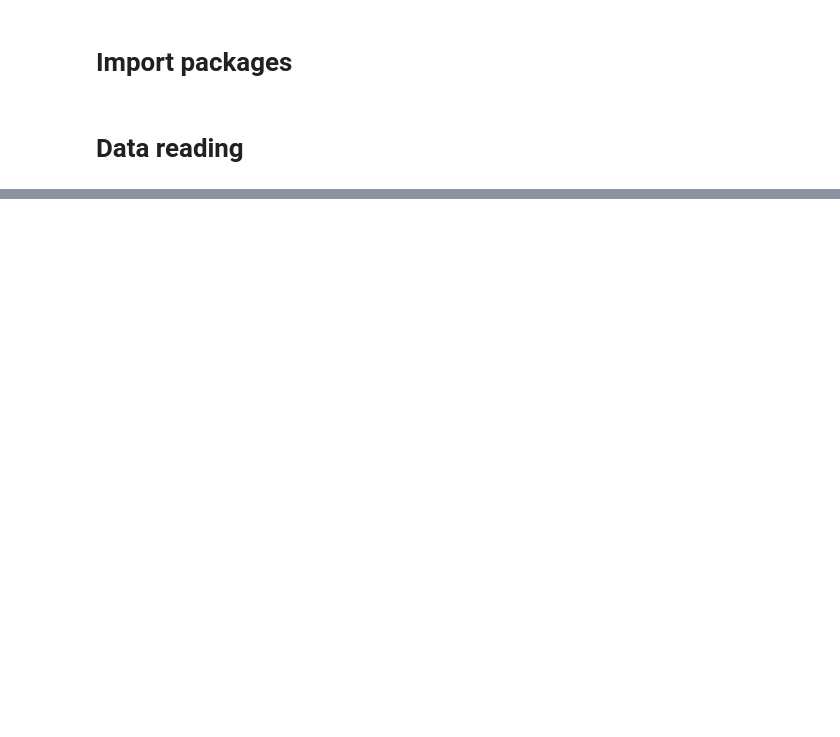
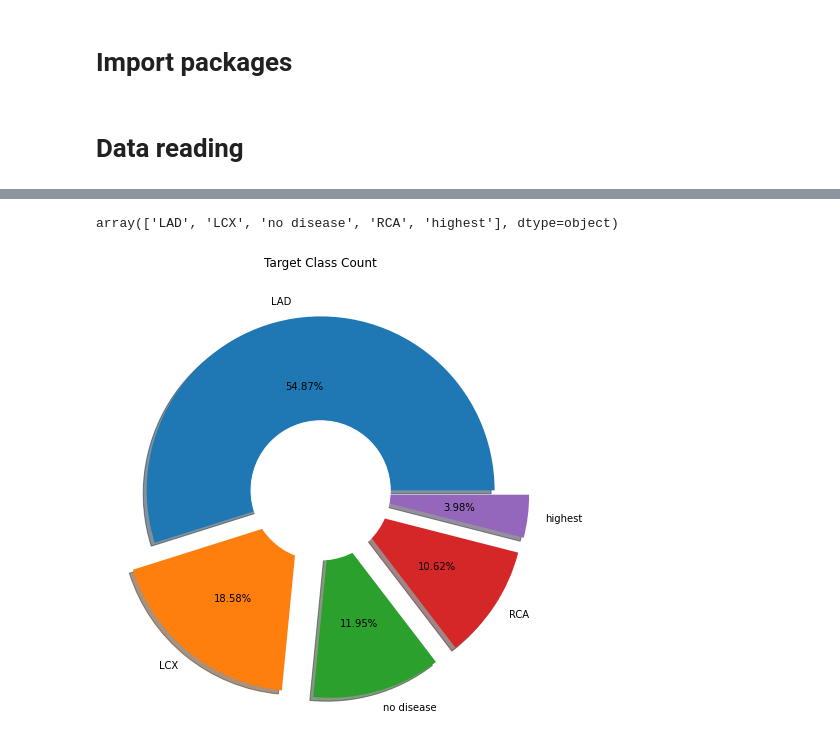
Before and after one commit to Nicola-Ibrahim/Heart-Diseases-Prediction, a Jupyter notebook: notebooks/multiclass/01b_analytics.ipynb, the cells around one changed output, grey strips where cells are left out. Cells and saved outputs as stored; diff of their text form; code cells hidden in the pictures; blank space fills up the shorter version.

```diff
--- a/notebooks/multiclass/01b_analytics.ipynb
+++ b/notebooks/multiclass/01b_analytics.ipynb
@@ -1,6 +1,6 @@
 # %%
-PROC_TRAIN_DATA_PATH = "../data/interim/1__analytics_preprocessed_df.pkl"
-FIG_DIR = "../reports/figures/"
+PROC_TRAIN_DATA_PATH = "../../data/interim/1__analytics_preprocessed_df.pkl"
+FIG_DIR = "../../reports/figures/"
 # %% [markdown]
 # Import packages
 # %%
@@ -42,0 +81,31 @@ df_train.head()
+# %%
+df_train.target.unique()
+# %% [output]
+array(['LAD', 'LCX', 'no disease', 'RCA', 'highest'], dtype=object)
+# %%
+def check_balancing(data, target_name):
+    """
+    Check if the target's classes are balanced between each other
+    """
+    # return data[target_name].value_counts(normalize=normalize)
+
+    # Target Class count
+    plt.figure(figsize=(8, 8))
+    plt.pie(
+        data[target_name].value_counts(),
+        # labels=["no disease", "LAD", "LCX", "RCA", "highest"],
+        labels=data[target_name].unique(),
+        autopct="%1.2f%%",
+        explode=[0, 0.2, 0.2, 0.2, 0.2],
+        shadow=True,
+    )
+
+    my_circle = plt.Circle((0, 0), 0.4, color="white")
+    p = plt.gcf()
+    p.gca().add_artist(my_circle)
+    plt.title("Target Class Count")
+
+
+check_balancing(df_train, "target")
+# %% [output]
+[figure, added]
```
Also changed, not shown: parts of 21 cells of this notebook, 1 other file.
